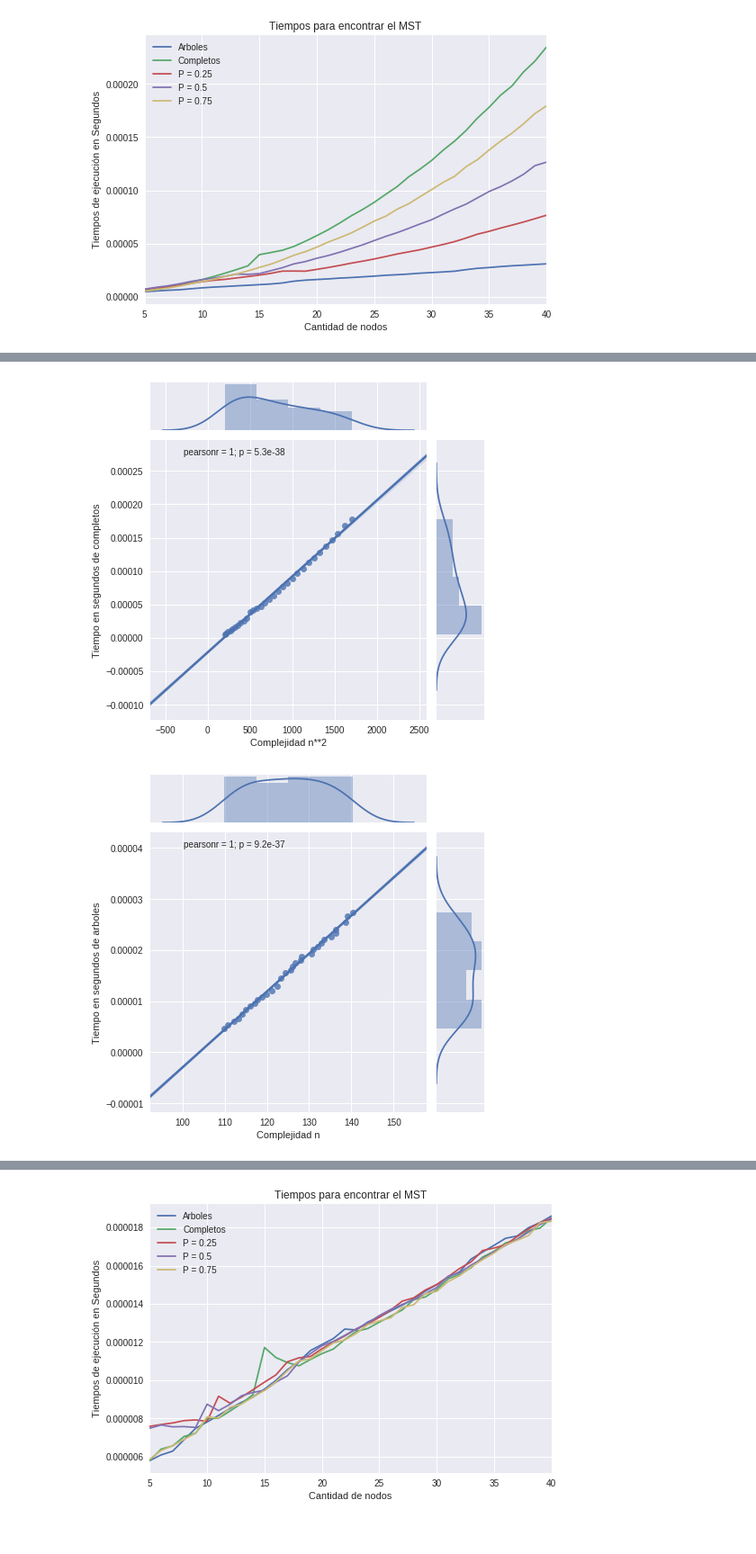
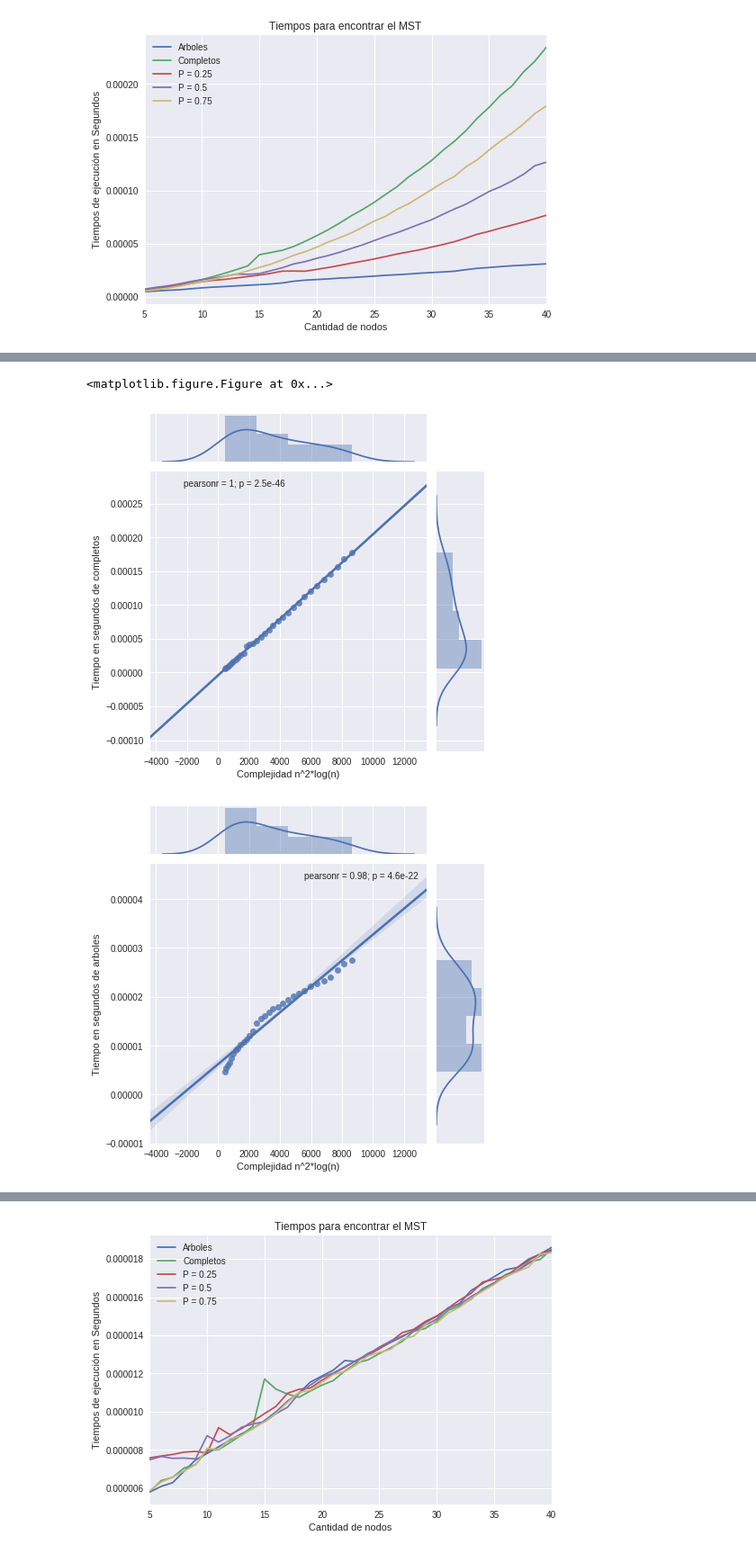
Before and after one commit to cat-j/startup2-algo3, a Jupyter notebook: ej2/generador_de_tests.ipynb, the cells around one changed output, grey strips where cells are left out. Shown at 90% size. Drawn from its saved outputs; the diff is of its cells as text; code cells hidden in the pictures.

```diff
--- a/ej2/generador_de_tests.ipynb
+++ b/ej2/generador_de_tests.ipynb
@@ -261,8 +262,8 @@ plt.show()
 # %%
 dfComp = pd.DataFrame()
 dfComp['Cantidad de Nodos'] = results["dfNormal_1.0"].index.values
-dfComp['Complejidad n**2'] = [100 + random.normalvariate(n**2,2) for n in results["dfNormal_0.0"].index.values]
-dfComp['Complejidad n'] = [100 + random.normalvariate(n,0.3) for n in results["dfNormal_0.0"].index.values]
+dfComp['Complejidad n^2*log(n)'] = [100 + random.normalvariate(n**2,2) *math.log(n,2) for n in results["dfNormal_0.0"].index.values]
+dfComp['Complejidad nlog(n)'] = [100 + random.normalvariate(n,0.1)*math.log(n,2) for n in results["dfNormal_0.0"].index.values]
 
 dfComp['Tiempo en segundos de completos'] =  results["dfNormal_1.0"]['Tiempo generando Mst']
 dfComp['Tiempo en segundos de arboles'] =  results["dfNormal_0.0"]['Tiempo generando Mst']
@@ -279,9 +280,12 @@ correlation
 # %%
-sns.jointplot(dfComp['Complejidad n**2'], dfComp['Tiempo en segundos de completos'], kind="reg")
-sns.jointplot(dfComp['Complejidad n'], dfComp['Tiempo en segundos de arboles'], kind="reg")
+sns.jointplot(dfComp['Complejidad n^2*log(n)'], dfComp['Tiempo en segundos de completos'], kind="reg")
+sns.jointplot(dfComp['Complejidad n^2*log(n)'], dfComp['Tiempo en segundos de arboles'], kind="reg")
+
+sns.jointplot(dfComp['Complejidad nlog(n)'], dfComp['Tiempo en segundos de arboles'], kind="reg")
 
 
 plt.show()
 # %% [output]
+<matplotlib.figure.Figure at 0x...>
-[figure, old version]
+[figure, new version]
-[figure, old version]
+[figure, new version]
```
Also changed, not shown: parts of 3 cells of this notebook, 7 other files.
